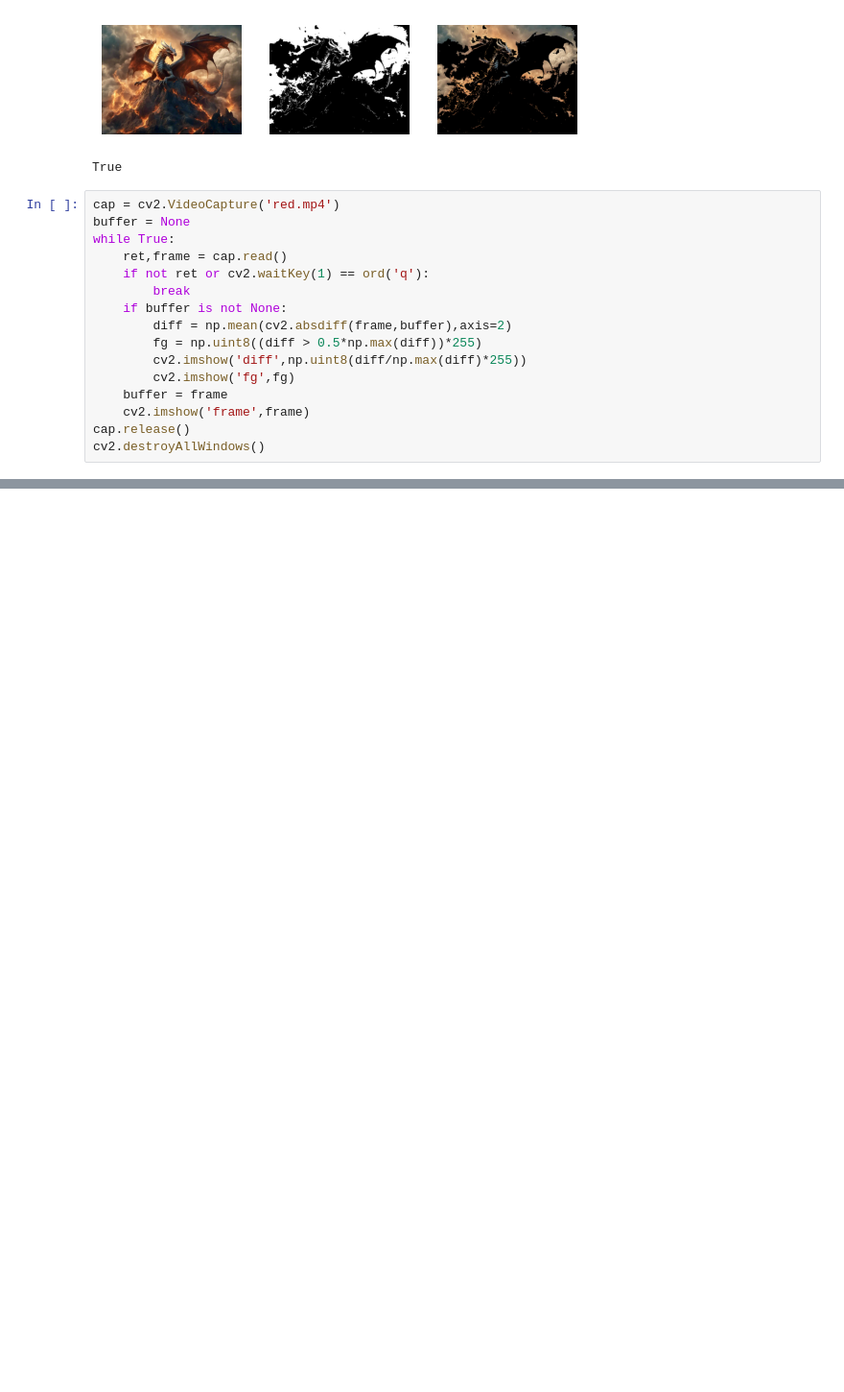
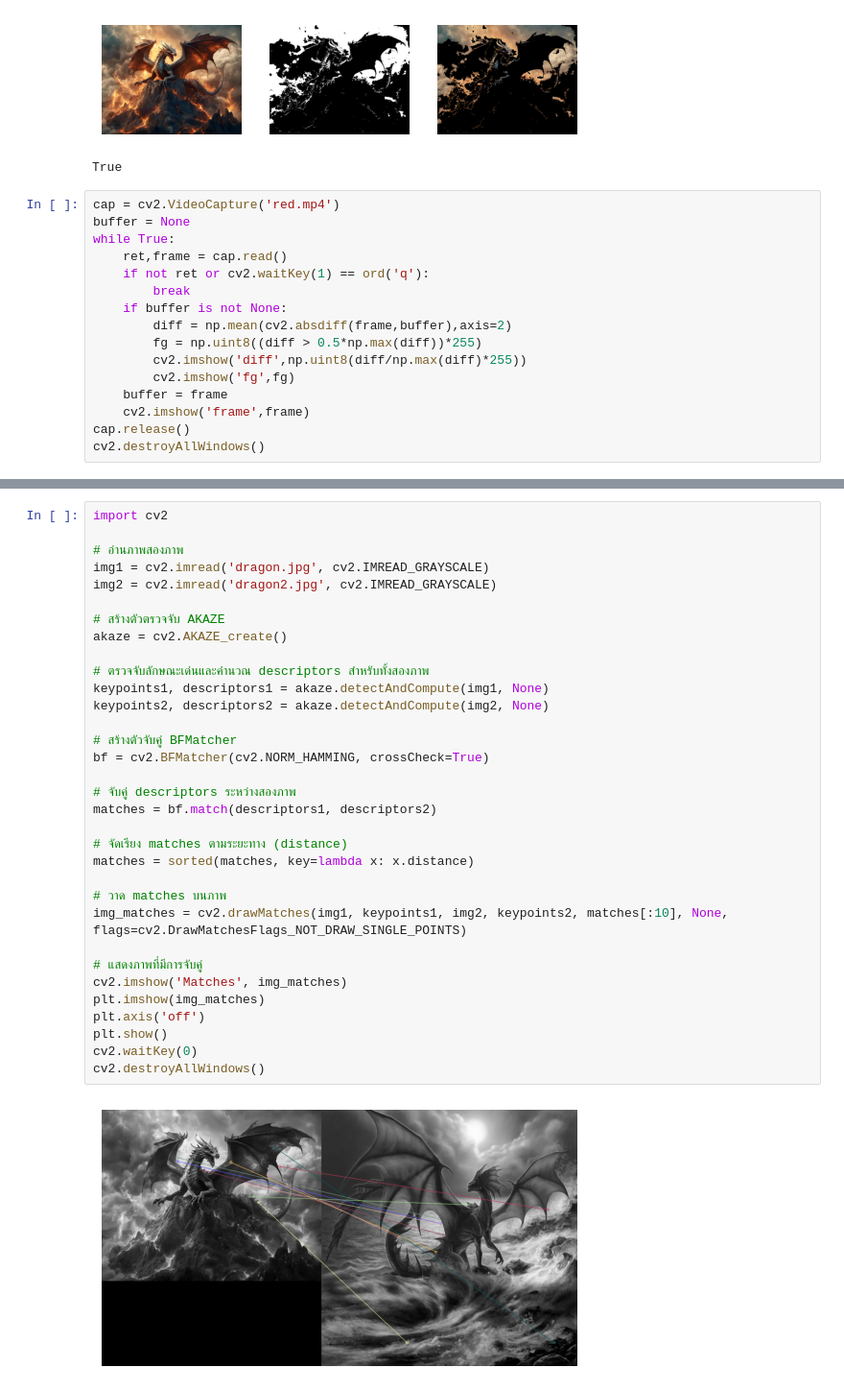
Before and after one commit to nanoNNsk/python_practice, a Jupyter notebook: image_practice.ipynb, the cells around one changed output, grey strips where cells are left out. Shown at 96% size. Drawn from its saved outputs; the diff is of its cells as text; blank space fills up the shorter version.

```diff
--- a/image_practice.ipynb
+++ b/image_practice.ipynb
@@ -173,0 +239,35 @@ cv2.destroyAllWindows()
+# %%
+import cv2
+
+# อ่านภาพสองภาพ
+img1 = cv2.imread('dragon.jpg', cv2.IMREAD_GRAYSCALE)
+img2 = cv2.imread('dragon2.jpg', cv2.IMREAD_GRAYSCALE)
+
+# สร้างตัวตรวจจับ AKAZE
+akaze = cv2.AKAZE_create()
+
+# ตรวจจับลักษณะเด่นและคำนวณ descriptors สำหรับทั้งสองภาพ
+keypoints1, descriptors1 = akaze.detectAndCompute(img1, None)
+keypoints2, descriptors2 = akaze.detectAndCompute(img2, None)
+
+# สร้างตัวจับคู่ BFMatcher
+bf = cv2.BFMatcher(cv2.NORM_HAMMING, crossCheck=True)
+
+# จับคู่ descriptors ระหว่างสองภาพ
+matches = bf.match(descriptors1, descriptors2)
+
+# จัดเรียง matches ตามระยะทาง (distance)
+matches = sorted(matches, key=lambda x: x.distance)
+
+# วาด matches บนภาพ
+img_matches = cv2.drawMatches(img1, keypoints1, img2, keypoints2, matches[:10], None, flags=cv2.DrawMatchesFlags_NOT_DRAW_SINGLE_POINTS)
+
+# แสดงภาพที่มีการจับคู่
+cv2.imshow('Matches', img_matches)
+plt.imshow(img_matches)
+plt.axis('off')
+plt.show()
+cv2.waitKey(0)
+cv2.destroyAllWindows()
+# %% [output]
+[figure, added]
```
Also changed, not shown: parts of 5 cells of this notebook, 1 other file.
